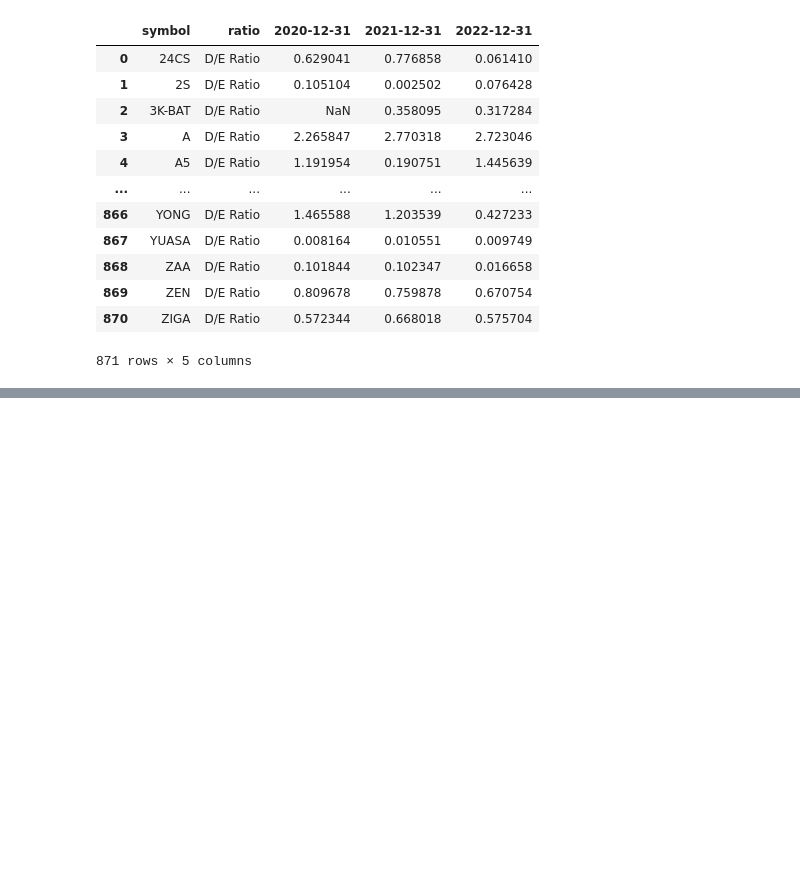
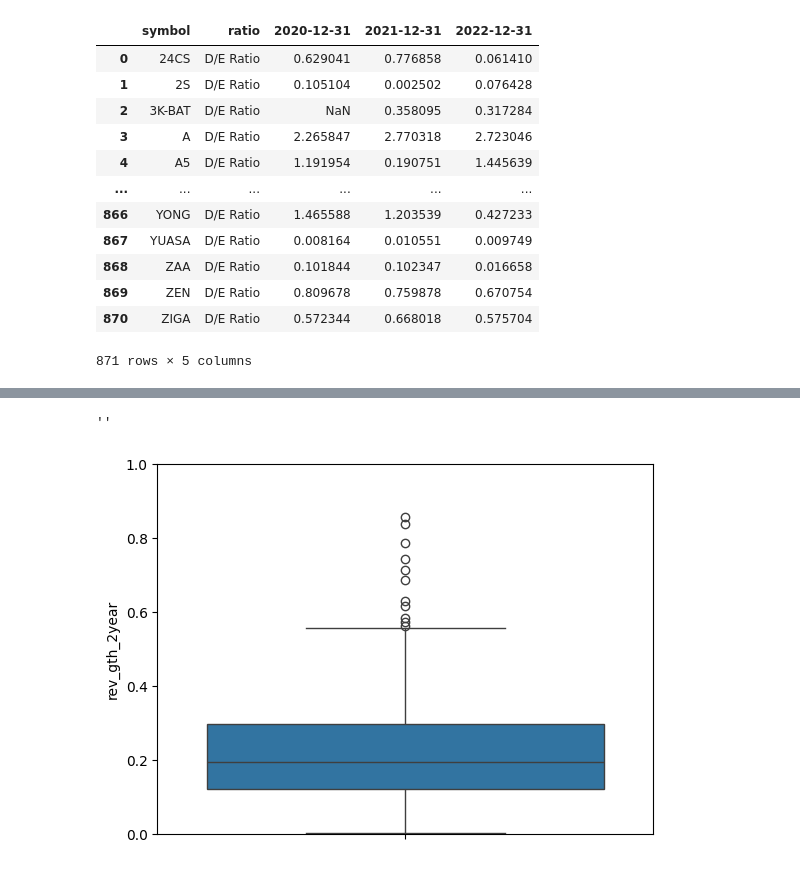
Before and after one commit to suparuek2405/Stock-screening-with-python, a Jupyter notebook: Group_assignment_Tacocat_set_yfinance.ipynb, the cells around one changed output, grey strips where cells are left out. Cells and saved outputs as stored; diff of their text form; code cells hidden in the pictures; blank space fills up the shorter version.

```diff
--- a/Group_assignment_Tacocat_set_yfinance.ipynb
+++ b/Group_assignment_Tacocat_set_yfinance.ipynb
@@ -672,0 +696,12 @@ get_de(2020,2022)
+# %%
+rev_gth = get_revenue_growth_yoy(2020,2022)
+rev_gth.dropna(inplace=True) #drop na values
+#rev_gth = rev_gth[(rev_gth[['2021-12-31', '2022-12-31']] > 0).all(axis=1)] #all value must greater than 0
+rev_gth = rev_gth[(rev_gth[['2021-12-31', '2022-12-31']] > 0).all(axis=1) & (rev_gth[['2021-12-31', '2022-12-31']] < 1).all(axis=1)]
+rev_gth['rev_gth_2year'] = rev_gth[['2021-12-31', '2022-12-31']].mean(axis=1) #get average 2 year
+sns.boxplot(y='rev_gth_2year', data=rev_gth)
+plt.ylim(0, 1)
+;
+# %% [output]
+''
+[figure, added]
```
Also changed, not shown: parts of 10 cells of this notebook.
